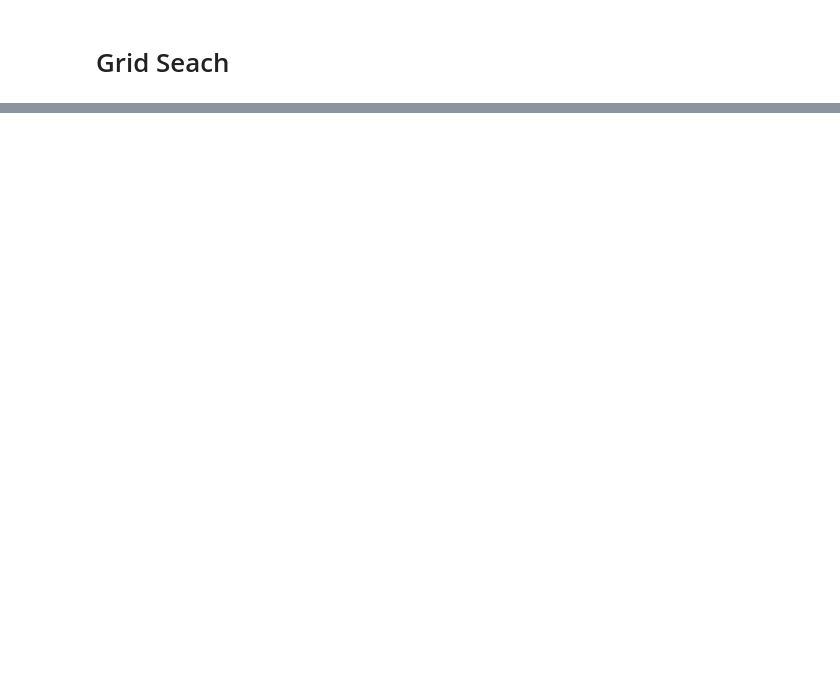
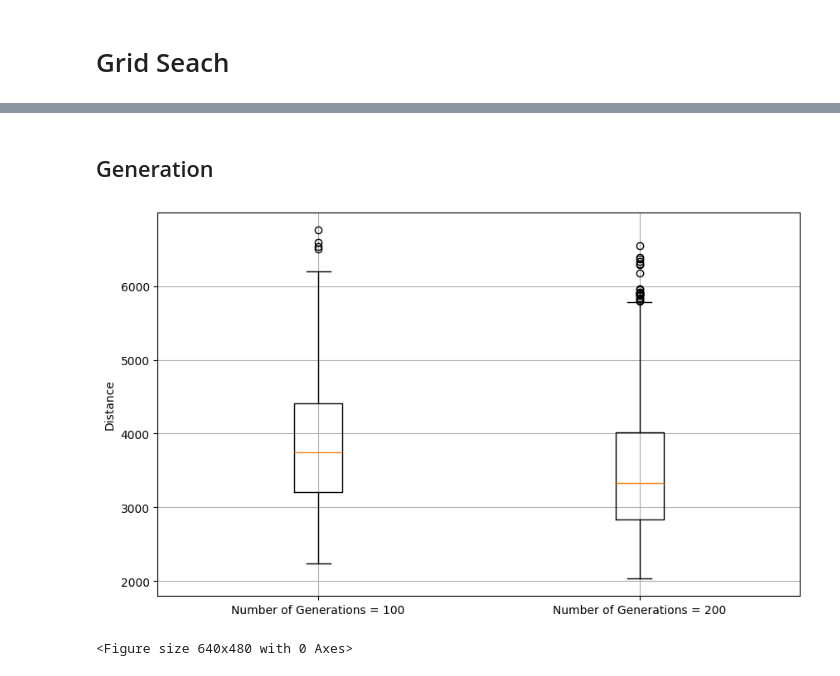
Before and after one commit to Daniel-and-Mauro-s-projects/CI_TSP, a Jupyter notebook: tsp.ipynb, the cells around one changed output, grey strips where cells are left out. Drawn from its saved outputs; the diff is of its cells as text; code cells hidden in the pictures; blank space fills up the shorter version.

```diff
--- a/tsp.ipynb
+++ b/tsp.ipynb
@@ -255,0 +400,16 @@ best_distance, best_params
+# %% [markdown]
+## Generation
+# %%
+generations_100 = data[data['generations']==100]['distance']
+generations_200 = data[data['generations']==200]['distance']
+
+# Plot the results
+plt.figure(figsize=(10, 6))
+plt.boxplot([generations_100, generations_200], labels=['Number of Generations = 100', 'Number of Generations = 200'])
+plt.ylabel('Distance')
+plt.grid(True)
+plt.show()
+plt.savefig('results/generations_boxplot.png')
+# %% [output]
+[figure, added]
+<Figure size 640x480 with 0 Axes>
```
Also changed, not shown: parts of 28 cells of this notebook, 28 other files.
